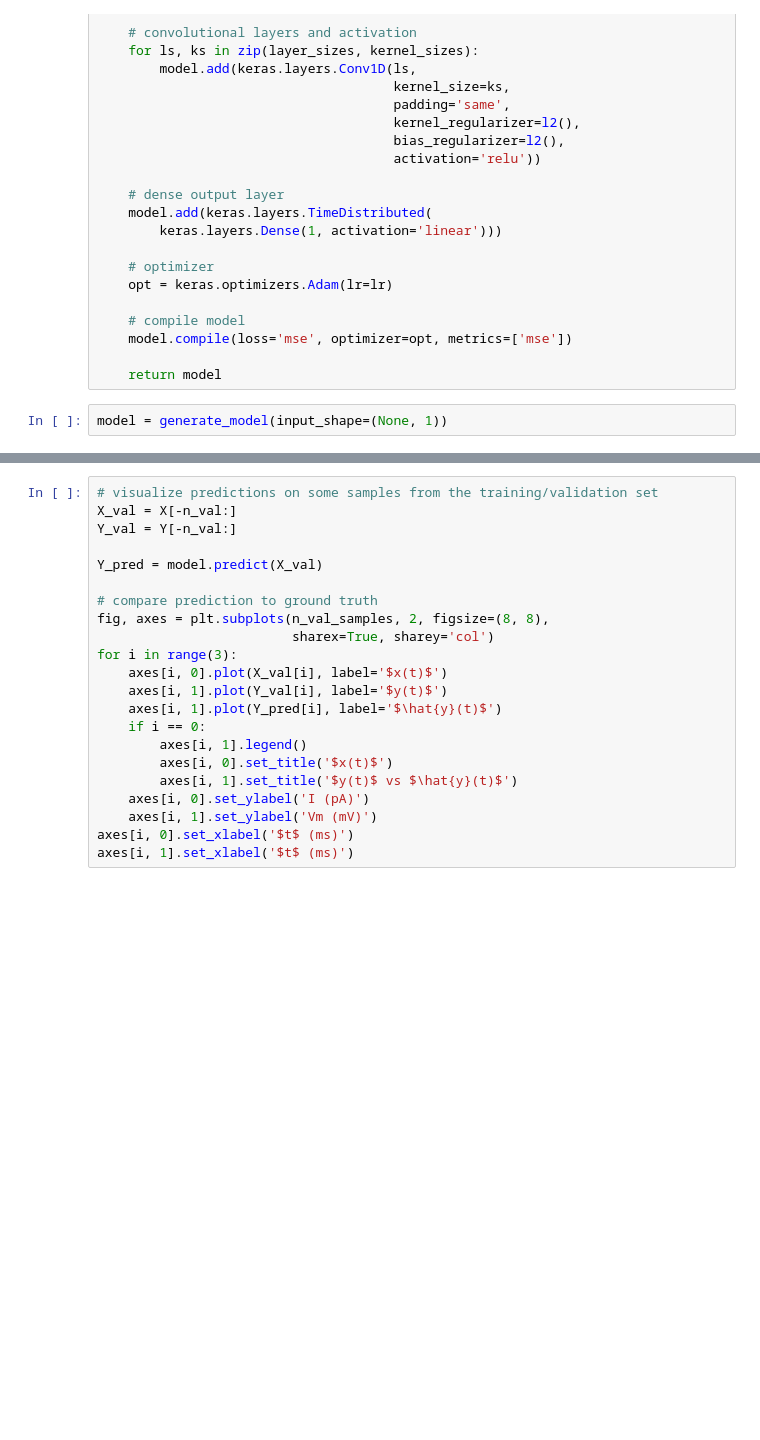
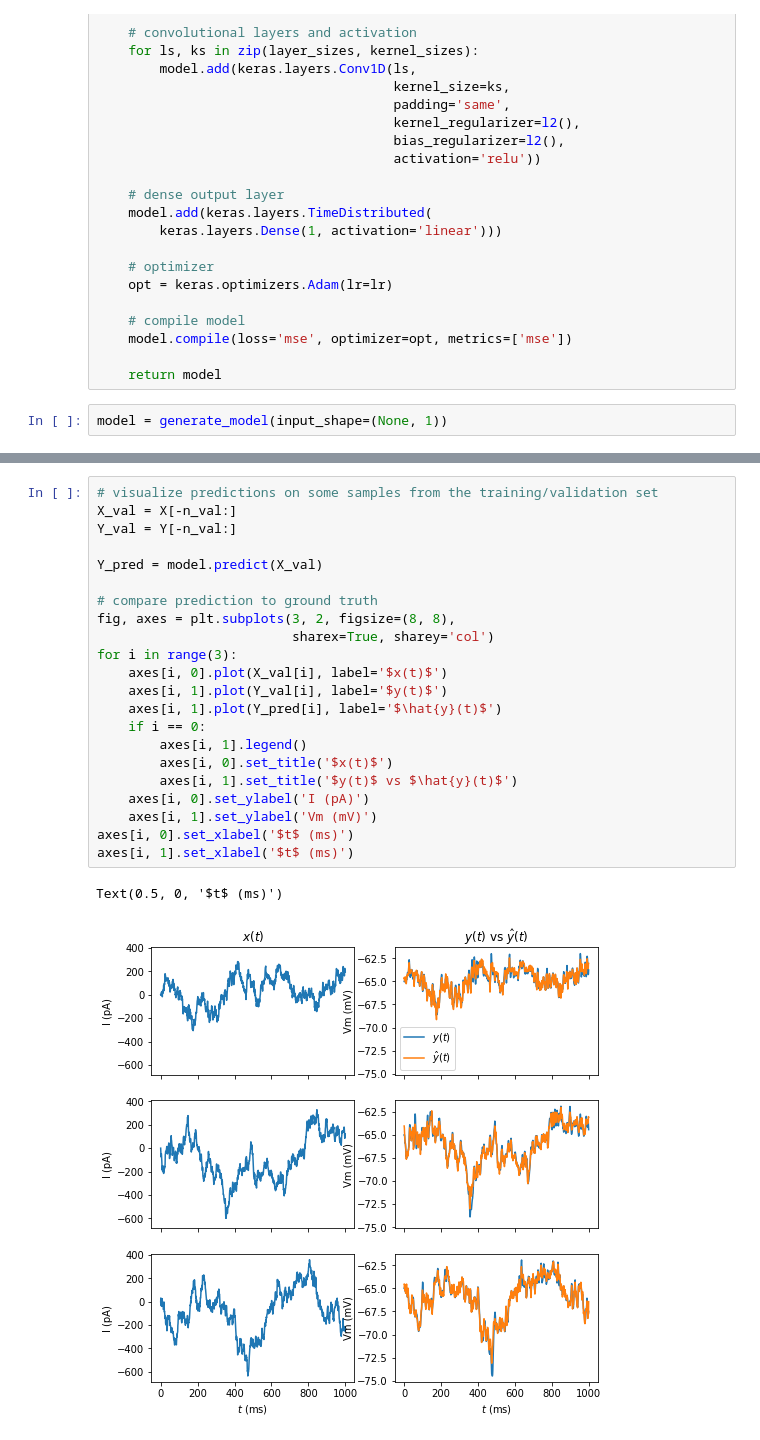
Before and after one commit to espenhgn/MLexperiments, a Jupyter notebook: HodkinHuxleyConvNet.ipynb, the cells around one changed output, grey strips where cells are left out. Saved outputs shown, nothing was run; the diff lists cells and outputs as text; blank space fills up the shorter version.

```diff
--- a/HodkinHuxleyConvNet.ipynb
+++ b/HodkinHuxleyConvNet.ipynb
@@ -87,25 +150,28 @@ plt.title('training/validation loss')
 # %%
 # visualize predictions on some samples from the training/validation set
 X_val = X[-n_val:]
 Y_val = Y[-n_val:]
 
 Y_pred = model.predict(X_val)
 
 # compare prediction to ground truth
-fig, axes = plt.subplots(n_val_samples, 2, figsize=(8, 8),
+fig, axes = plt.subplots(3, 2, figsize=(8, 8),
                          sharex=True, sharey='col')
 for i in range(3):
     axes[i, 0].plot(X_val[i], label='$x(t)$')
     axes[i, 1].plot(Y_val[i], label='$y(t)$')
     axes[i, 1].plot(Y_pred[i], label='$\hat{y}(t)$')
     if i == 0:
         axes[i, 1].legend()
         axes[i, 0].set_title('$x(t)$')
         axes[i, 1].set_title('$y(t)$ vs $\hat{y}(t)$')
     axes[i, 0].set_ylabel('I (pA)')
     axes[i, 1].set_ylabel('Vm (mV)')
 axes[i, 0].set_xlabel('$t$ (ms)')
 axes[i, 1].set_xlabel('$t$ (ms)')
+# %% [output]
+Text(0.5, 0, '$t$ (ms)')
+[figure, added]
 # %%
 # test with time series longer than training set time series
 Y_pred = model.predict(X_test)
```
Also changed, not shown: parts of 8 cells of this notebook.
